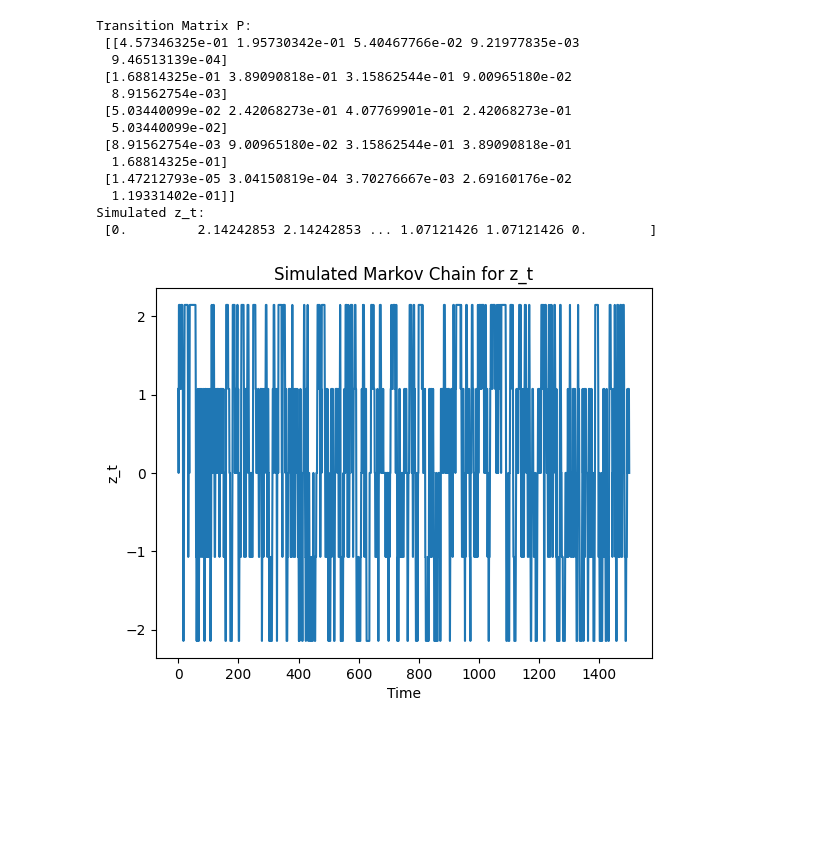
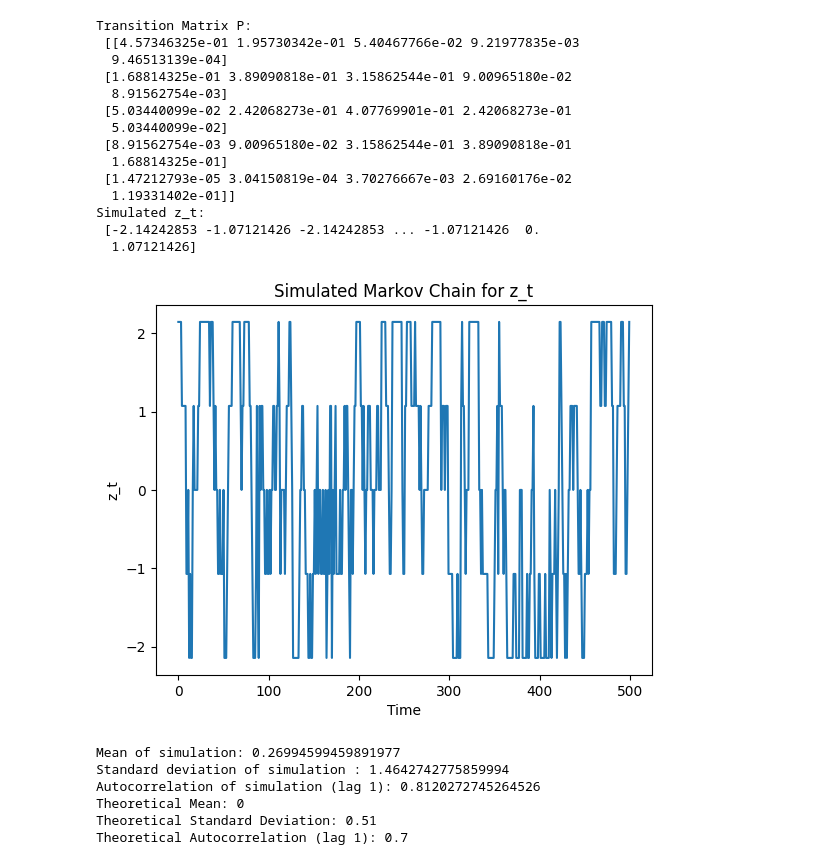
Before and after one commit to madlab404/Advanced_Topics_Macro1, a Jupyter notebook: PS_2.ipynb, the cells around one changed output. Drawn from its saved outputs; the diff is of its cells as text; code cells hidden in the pictures; blank space fills up the shorter version.

```diff
--- a/PS_2.ipynb
+++ b/PS_2.ipynb
@@ -2,6 +2,7 @@
 import numpy as np
 from numpy import sqrt
 from scipy.stats import norm
+import matplotlib.pyplot as plt
 
 # Parameters
 # Ar(1) process z_t+1 = rho*z_t + (1- rho^2) epsilon_t+1 where epsilon ~ N(0,1)
@@ -33,38 +34,70 @@ P[0, :] = P_i1
 P[-1, :] = P_iN
 P[1:-1, :] = P_ij
 print("Transition Matrix P:\n", P)
+P = P / P.sum(axis=1, keepdims=True) # Normalize rows to sum to 1
 
 # Simulate Markov Chain
 z_sim = np.zeros(T)
+z_sim[0] = Z_1  # Start at the lowest state
+cdf = np.cumsum(P, axis=1)
+cdf[:, -1] = 1.0
+
+z_sim = np.empty(T)
+idx = 0  # 0..N-1; e.g., 0 for lowest state
+z_sim[0] = z_grid[idx]
+
+u = np.random.rand(T-1)  # in [0,1)
 for t in range(1, T):
-    z_current = z_sim[t-1]
-    z_index = np.argmin(np.abs(z_grid - z_current))
-    probs = P[z_index, :] / np.sum(P[z_index, :])
-    z_sim[t] = np.random.choice(z_grid, p=probs)
+    idx = np.searchsorted(cdf[idx], u[t-1], side="right")
+    z_sim[t] = z_grid[idx]
 print("Simulated z_t:\n", z_sim)
 
 # Discard first 500 observations
 z_sim = z_sim[500:]
 
 # Plot the simulated series
-import matplotlib.pyplot as plt
-plt.plot(z_sim)
+plt.plot(z_sim[:500]) #Only first 500 for better visibility
 plt.title('Simulated Markov Chain for z_t')
 plt.xlabel('Time')
 plt.ylabel('z_t')
 plt.show()
+
+# Compute statistics for the simulated series
+mean_z_sim = np.mean(z_sim)
+std_z_sim = np.std(z_sim)
+autocorr_z_sim = np.corrcoef(z_sim[:-1], z_sim[1:])[0, 1]
+
+print("Mean of simulation:", mean_z_sim)
+print("Standard deviation of simulation :", std_z_sim)
+print("Autocorrelation of simulation (lag 1):", autocorr_z_sim)
+
+# Theoretical moments (see slide 31)
+theoretical_mean = mean_z
+theoretical_var = (1-rho**2)**2
+theoretical_corr = rho
+
+print("Theoretical Mean:", theoretical_mean)
+print("Theoretical Standard Deviation:", sqrt(theoretical_var))
+print("Theoretical Autocorrelation (lag 1):", theoretical_corr)
 # %% [output]
 Transition Matrix P:
  [[4.57346325e-01 1.95730342e-01 5.40467766e-02 9.21977835e-03
   9.46513139e-04]
  [1.68814325e-01 3.89090818e-01 3.15862544e-01 9.00965180e-02
   8.91562754e-03]
  [5.03440099e-02 2.42068273e-01 4.07769901e-01 2.42068273e-01
   5.03440099e-02]
  [8.91562754e-03 9.00965180e-02 3.15862544e-01 3.89090818e-01
   1.68814325e-01]
  [1.47212793e-05 3.04150819e-04 3.70276667e-03 2.69160176e-02
   1.19331402e-01]]
 Simulated z_t:
- [0.         2.14242853 2.14242853 ... 1.07121426 1.07121426 0.        ]
+ [-2.14242853 -1.07121426 -2.14242853 ... -1.07121426  0.
+  1.07121426]
-[figure, old version]
+[figure, new version]
+Mean of simulation: 0.26994599459891977
+Standard deviation of simulation : 1.4642742775859994
+Autocorrelation of simulation (lag 1): 0.8120272745264526
+Theoretical Mean: 0
+Theoretical Standard Deviation: 0.51
+Theoretical Autocorrelation (lag 1): 0.7
```
Also changed, not shown: parts of 1 cell of this notebook.
